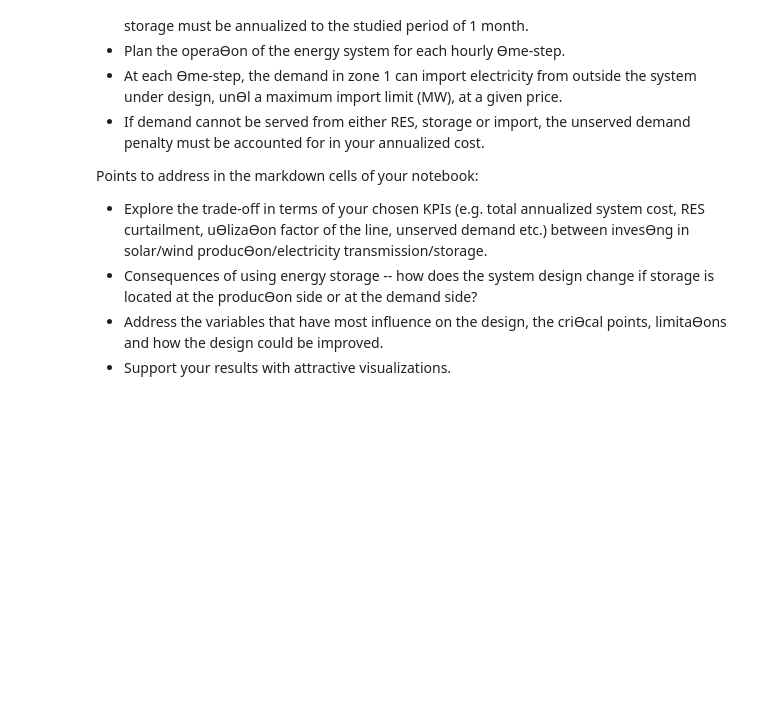
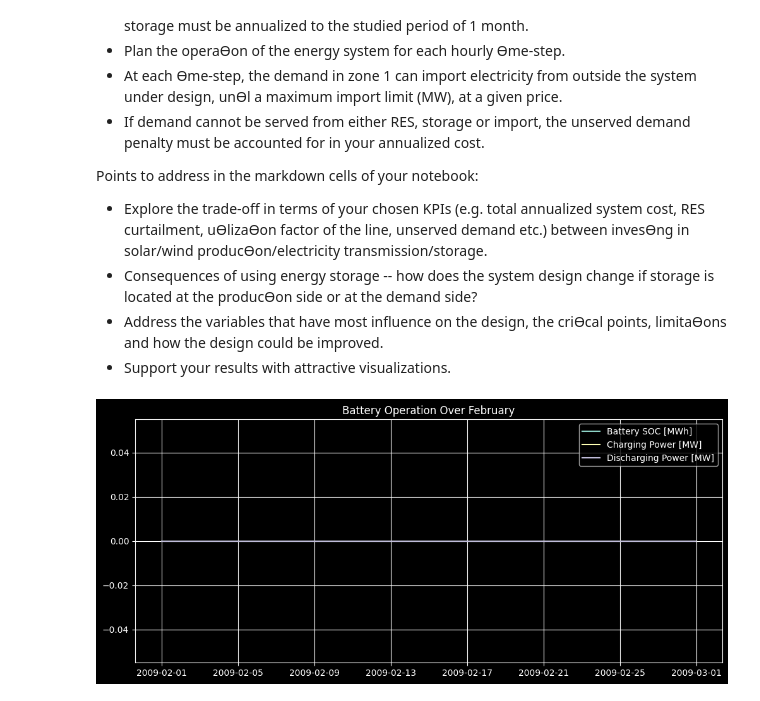
Before and after one commit to karivero/esi_final_repo, a Jupyter notebook: final_esi/ESI_Assignment/ESI_assignment_point1_empty.ipynb, the cells around one changed output. Drawn from its saved outputs; the diff is of its cells as text; code cells hidden in the pictures; blank space fills up the shorter version.

Commit message:
pushing changes for generation and demand

```diff
--- a/final_esi/ESI_Assignment/ESI_assignment_point1_empty.ipynb
+++ b/final_esi/ESI_Assignment/ESI_assignment_point1_empty.ipynb
@@ -349,3 +349,83 @@ located at the producƟon side or at the demand side?
 - Address the variables that have most influence on the design, the criƟcal points, limitaƟons
 and how the design could be improved.
 - Support your results with attractive visualizations.
+# %%
+# INDEPENDENT EXPERIMENTATION
+# stocks
+wind_capacity = 10 # MW
+solar_capacity = 10 # MW
+battery_capacity = Li_ion_battery_capex / 1000  # from data to MWh
+
+# stock characteristics
+battery_max_charge = Li_ion_battery_max_charging_capacity / 100 * battery_capacity  # MW
+battery_max_discharge = Li_ion_battery_max_discharging_capacity / 100 * battery_capacity  # MW
+eta_charge = Li_ion_battery_charging_efficiency / 100 # eta is efficiency
+eta_discharge = Li_ion_battery_discharging_efficiency / 100
+self_discharge = Li_ion_battery_self_discharge_coefficient / 100  # per hour
+
+#generation
+wind_generation = wind_capacity * capacity_factor_wind
+solar_generation = solar_capacity * capacity_factor_solar
+total_res_generation = wind_generation + solar_generation
+
+# demand
+# conversions timestamp based index vs. integer
+el_demand = df_p1['Electricity [MWh]'].iloc[skip : skip + len(times)]
+el_demand = el_demand.set_axis(times)
+heat_demand = df_p1['Heat [MWh]'].iloc[skip : skip + len(times)]
+heat_demand = heat_demand.set_axis(times)
+
+residual_load = el_demand - total_res_generation
+
+#battery
+hours = len(times)
+soc = pd.Series(0.0, index=times)          # State of charge
+charge = pd.Series(0.0, index=times)       # Charging power
+discharge = pd.Series(0.0, index=times)    # Discharging power
+
+# --- Loop over hours ---
+for i, t in enumerate(times):
+    prev_soc = soc.iloc[i-1] if i > 0 else 0  # previous hour SOC
+
+    if residual_load[t] < 0:  # surplus → charge battery
+        charge_power = min(-residual_load[t], battery_max_charge, battery_capacity - prev_soc)
+        charge[t] = charge_power
+        soc[t] = prev_soc * (1 - self_discharge) + charge_power * eta_charge
+
+    elif residual_load[t] > 0:  # deficit → discharge battery
+        discharge_power = min(residual_load[t], battery_max_discharge, prev_soc)
+        discharge[t] = discharge_power
+        soc[t] = prev_soc * (1 - self_discharge) - discharge_power / eta_discharge
+
+    else:  # no surplus or deficit
+        soc[t] = prev_soc * (1 - self_discharge)
+
+    # Update residual load after battery action
+    residual_load[t] = residual_load[t] + charge[t] - discharge[t]
+
+plt.figure(figsize=(12,5))
+plt.plot(soc, label='Battery SOC [MWh]')
+plt.plot(charge, label='Charging Power [MW]')
+plt.plot(discharge, label='Discharging Power [MW]')
+plt.legend()
+plt.title("Battery Operation Over February")
+plt.grid(True)
+plt.show()
+
+# plt.plot(total_res_generation)
+# plt.title("total generation over time")
+# plt.show()
+
+# plt.plot(el_demand)
+# plt.title("total demand over time")
+# plt.show()
+#
+# plt.plot(total_res_generation)
+# plt.title("total generation over time")
+# plt.show()
+#
+# plt.plot(residual_load)
+# plt.title("residual load over time")
+# plt.show()
+# %% [output]
+[figure, added]
```
Also changed, not shown: parts of 3 cells of this notebook.
